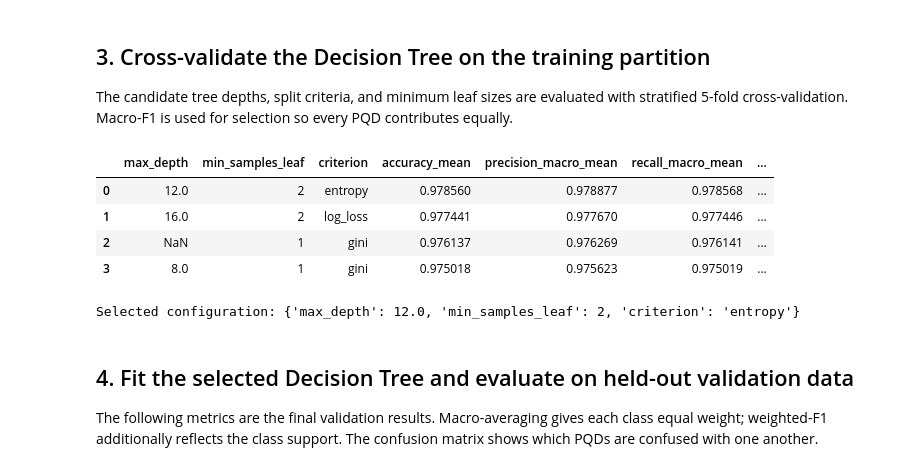
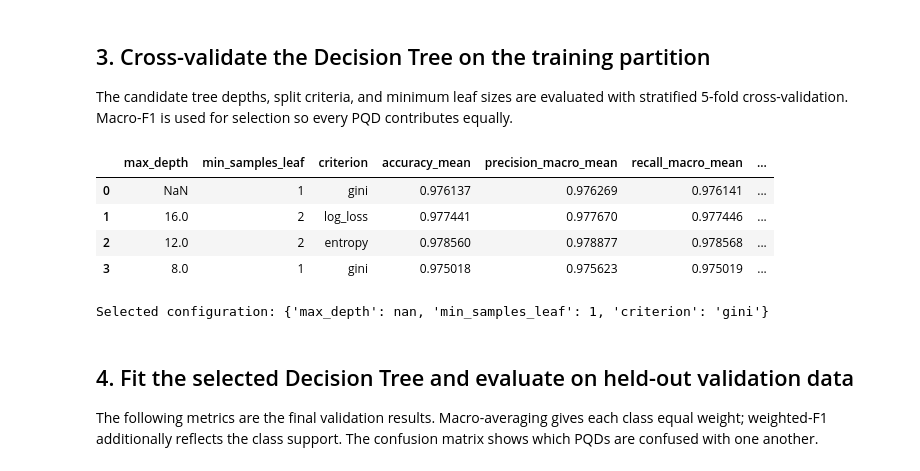
Before and after one commit to Kibestar/EE4C12---Machine-Learning-Project, a Jupyter notebook: Code/02 Task/Vossi/Decision_Tree_Task_2.ipynb, the cells around one changed output. Cells and saved outputs as stored; diff of their text form; code cells hidden in the pictures.

```diff
--- a/Code/02 Task/Vossi/Decision_Tree_Task_2.ipynb
+++ b/Code/02 Task/Vossi/Decision_Tree_Task_2.ipynb
@@ -25,6 +25,7 @@ from sklearn.metrics import (
     classification_report,
     confusion_matrix,
     f1_score,
+    make_scorer,
     precision_score,
     recall_score,
 )
@@ -50,6 +51,13 @@ CLASS_NAMES = [
     "Transient",
     "Flicker",
 ]
+NORMAL_LABEL = "Normal"
+normal_precision_scorer = make_scorer(
+    precision_score,
+    labels=[NORMAL_LABEL],
+    average="macro",
+    zero_division=0,
+)
 
 # The Task 1 positional convention maps raw columns to the F1-F8 names below.
 FEATURE_COLUMNS = ["F1", "F2", "F3", "F4", "F5", "F6", "F7", "F8"]
@@ -157,40 +165,50 @@ candidates = [
 cv = StratifiedKFold(n_splits=CV_SPLITS, shuffle=True, random_state=RANDOM_STATE)
 cv_rows = []
 
 for candidate in candidates:
     pipeline = Pipeline(
         [("tree", DecisionTreeClassifier(
             **candidate, random_state=RANDOM_STATE
         ))]
     )
     scores = cross_validate(
         pipeline,
         X_train,
         y_train,
         cv=cv,
-        scoring=["accuracy", "precision_macro", "recall_macro", "f1_macro"],
+        scoring={
+            "accuracy": "accuracy",
+            "precision_macro": "precision_macro",
+            "recall_macro": "recall_macro",
+            "f1_macro": "f1_macro",
+            "normal_precision": normal_precision_scorer,
+        },
         n_jobs=-1,
     )
     cv_rows.append({
         **candidate,
         "accuracy_mean": scores["test_accuracy"].mean(),
         "precision_macro_mean": scores["test_precision_macro"].mean(),
         "recall_macro_mean": scores["test_recall_macro"].mean(),
         "f1_macro_mean": scores["test_f1_macro"].mean(),
         "f1_macro_std": scores["test_f1_macro"].std(),
+        "normal_precision_mean": scores["test_normal_precision"].mean(),
+        "normal_precision_std": scores["test_normal_precision"].std(),
     })
 
-cv_results = pd.DataFrame(cv_rows).sort_values("f1_macro_mean", ascending=False)
+cv_results = pd.DataFrame(cv_rows).sort_values(
+    ["normal_precision_mean", "f1_macro_mean"], ascending=False
+)
 display(cv_results.reset_index(drop=True))
 best_params = cv_results.iloc[0][["max_depth", "min_samples_leaf", "criterion"]].to_dict()
 print("Selected configuration:", best_params)
 # %% [output]
 |  | max_depth | min_samples_leaf | criterion | accuracy_mean | precision_macro_mean | recall_macro_mean | ... |
-| 0 | 12.0 | 2 | entropy | 0.978560 | 0.978877 | 0.978568 | ... |
+| 0 | NaN | 1 | gini | 0.976137 | 0.976269 | 0.976141 | ... |
 | 1 | 16.0 | 2 | log_loss | 0.977441 | 0.977670 | 0.977446 | ... |
-| 2 | NaN | 1 | gini | 0.976137 | 0.976269 | 0.976141 | ... |
+| 2 | 12.0 | 2 | entropy | 0.978560 | 0.978877 | 0.978568 | ... |
 | 3 | 8.0 | 1 | gini | 0.975018 | 0.975623 | 0.975019 | ... |
-Selected configuration: {'max_depth': 12.0, 'min_samples_leaf': 2, 'criterion': 'entropy'}
+Selected configuration: {'max_depth': nan, 'min_samples_leaf': 1, 'criterion': 'gini'}
 # %% [markdown]
 ## 4. Fit the selected Decision Tree and evaluate on held-out validation data
 
```
Also changed, not shown: parts of 2 cells of this notebook, 2 other files.
